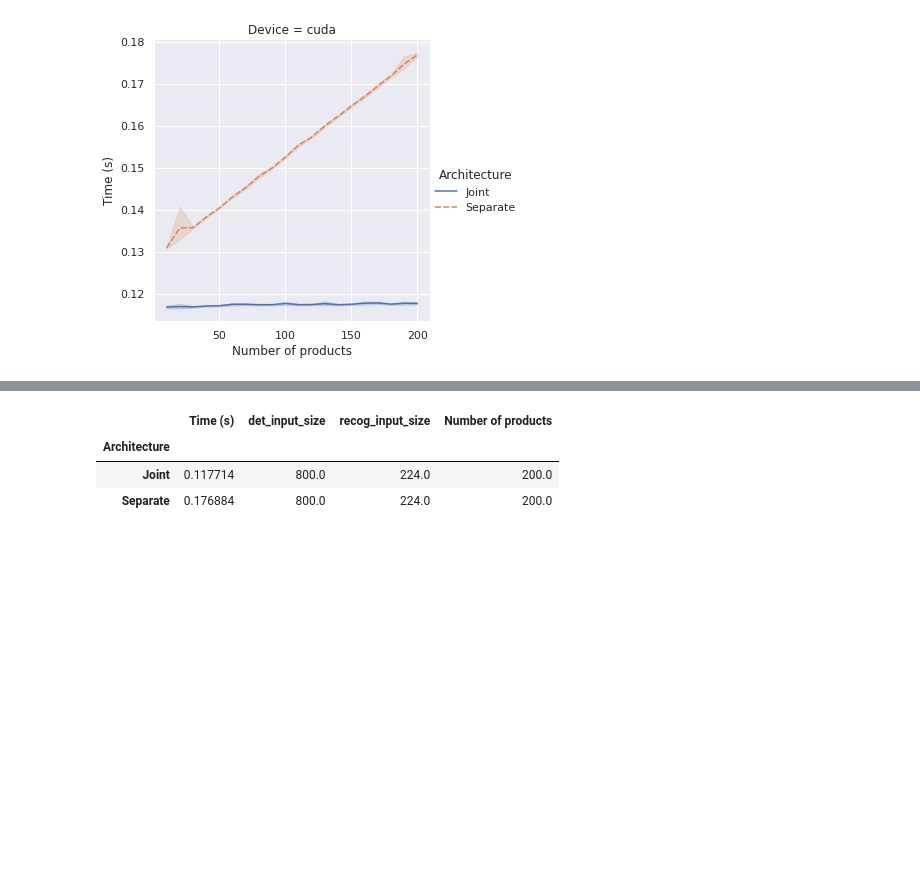
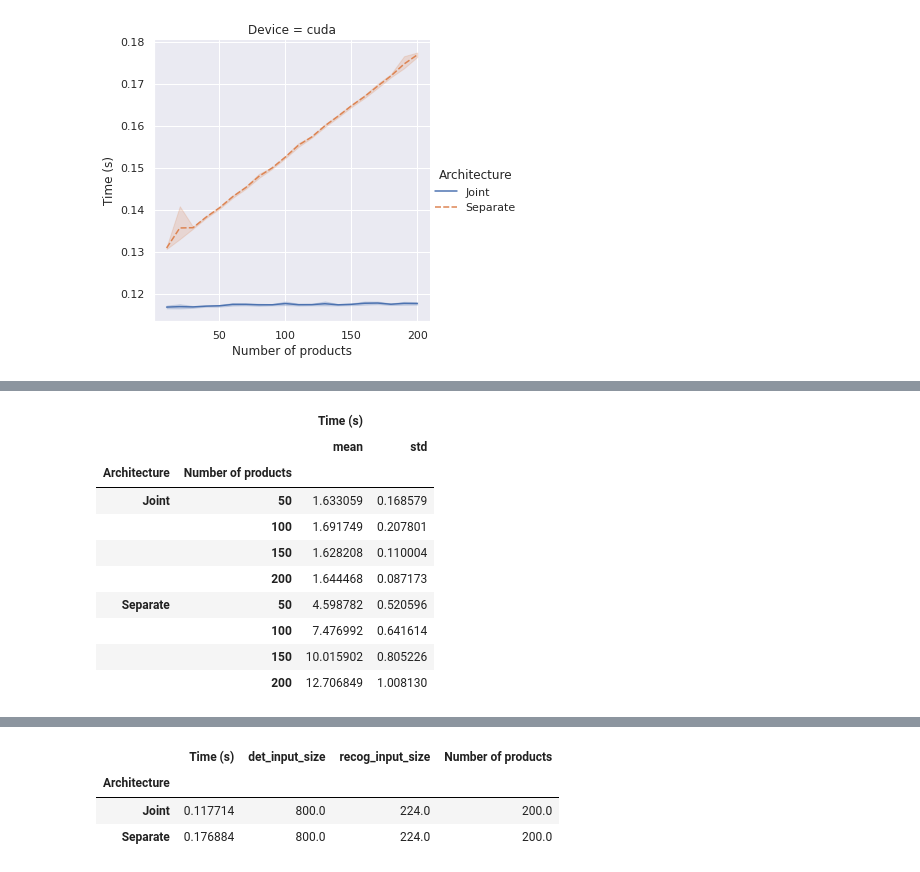
Before and after one commit to florisdf/jpdr, a Jupyter notebook: notebooks/02_joint_vs_separate_models/joint_vs_separate_models.ipynb, the cells around one changed output, grey strips where cells are left out. Cells and saved outputs as stored; diff of their text form; code cells hidden in the pictures; blank space fills up the shorter version.

```diff
--- a/notebooks/02_joint_vs_separate_models/joint_vs_separate_models.ipynb
+++ b/notebooks/02_joint_vs_separate_models/joint_vs_separate_models.ipynb
@@ -252,0 +253,14 @@ sns.relplot(data=df_res_cpu,
+# %%
+df_res_cpu[df_res_cpu[N_PROD].isin([50, 100, 150, 200])].drop(columns=[DEVICE, 'det_input_size', 'recog_input_size']).groupby([MODEL_TYPE, N_PROD]).agg(['mean', 'std'])
+# %% [output]
+|  |  | Time (s) |  |
+|  |  | mean | std |
+| Architecture | Number of products |  |  |
+| Joint | 50 | 1.633059 | 0.168579 |
+|  | 100 | 1.691749 | 0.207801 |
+|  | 150 | 1.628208 | 0.110004 |
+|  | 200 | 1.644468 | 0.087173 |
+| Separate | 50 | 4.598782 | 0.520596 |
+|  | 100 | 7.476992 | 0.641614 |
+|  | 150 | 10.015902 | 0.805226 |
+|  | 200 | 12.706849 | 1.008130 |
```
Also changed, not shown: parts of 8 cells of this notebook.
